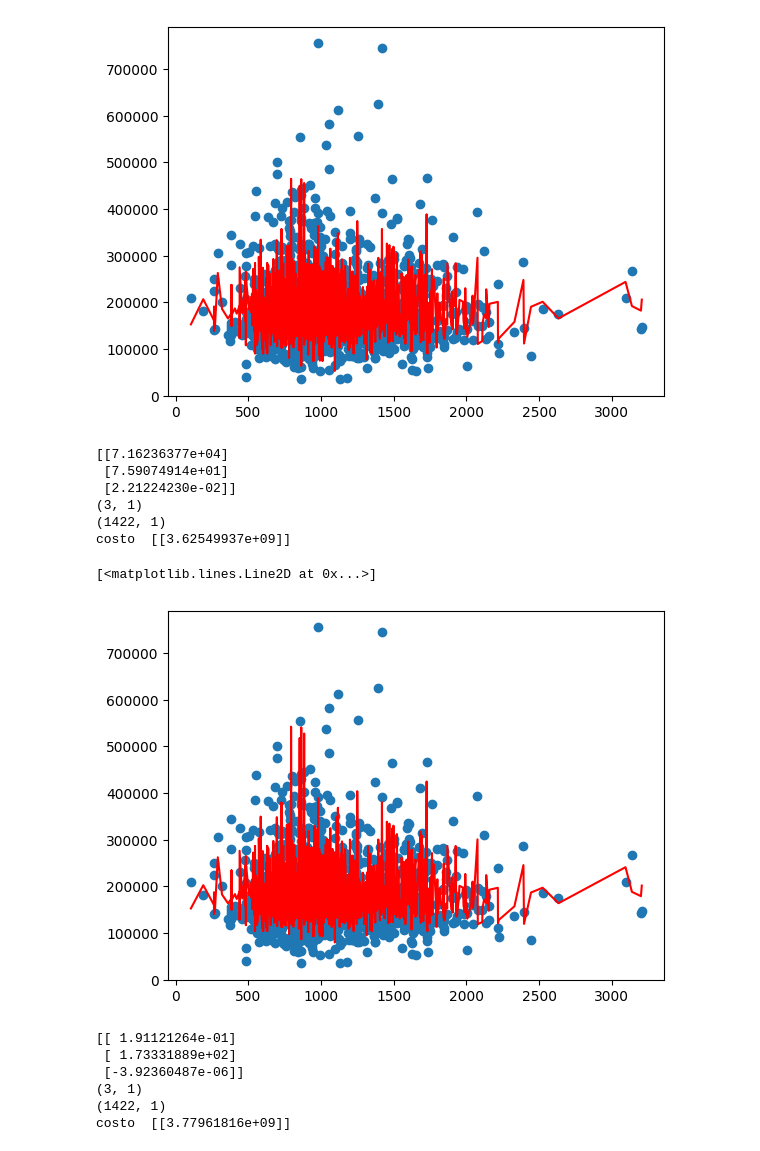
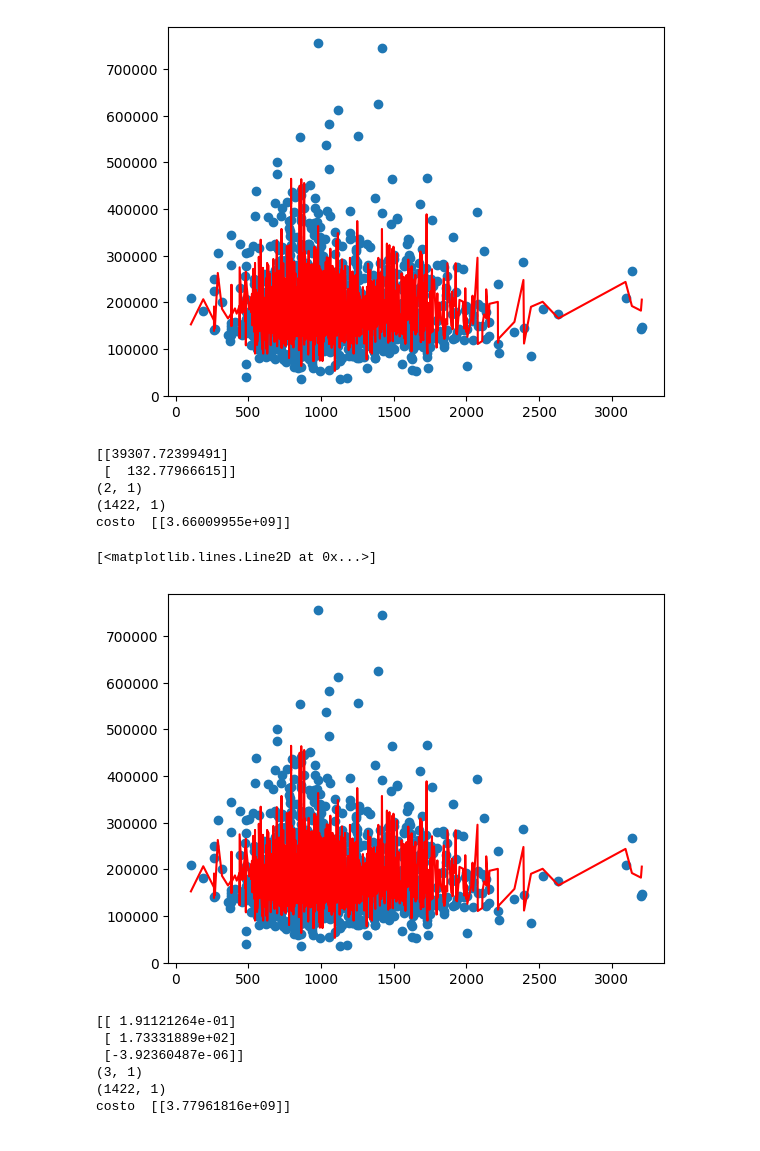
Before and after one commit to HappyFacell/Aprendizaje_maquina, a Jupyter notebook: M4_1_2 Incidence AIDS Cases_PR-Blank_Diego_Ferreira_Lee_Eng.ipynb, the cells around one changed output. Drawn from its saved outputs; the diff is of its cells as text; code cells hidden in the pictures.

```diff
--- a/M4_1_2 Incidence AIDS Cases_PR-Blank_Diego_Ferreira_Lee_Eng.ipynb
+++ b/M4_1_2 Incidence AIDS Cases_PR-Blank_Diego_Ferreira_Lee_Eng.ipynb
@@ -354,39 +354,38 @@ costo  [[3.66009955e+09]]
 # %%
 # grado 2
 # y_hat para grado 2
 # Hacer grado 2
 x = np.array(dataset2['TotalBsmtSF'])
 y = np.array(dataset2['SalePrice'])
 
 x_sorted = np.sort(x)
-x = np.column_stack((x, x*x))
+X = np.column_stack((x, x*x))
 
 X1 = Bias(x)
 
 y = y.reshape(len(y), 1)
 
 W1 = closedForm(X1, y)
 print(W1)
 print(np.shape(W1))
 
 y_hat = np.dot(X1, W1)
 print(y_hat.shape)
 
 J1 = costFuntion(y, y_hat)
 print('costo ', J1)
 
 
 plt.scatter(x_sorted, y)
 plt.plot(x_sorted, y_hat, c='r')
 # %% [output]
-[[7.16236377e+04]
- [7.59074914e+01]
- [2.21224230e-02]]
-(3, 1)
+[[39307.72399491]
+ [  132.77966615]]
+(2, 1)
 (1422, 1)
-costo  [[3.62549937e+09]]
+costo  [[3.66009955e+09]]
 [<matplotlib.lines.Line2D at 0x...>]
-[figure, old version]
+[figure, new version]
 # %%
 #grado 3
 #y_hat para grado 3
```
Also changed, not shown: parts of 2 cells of this notebook, 7 other files.
